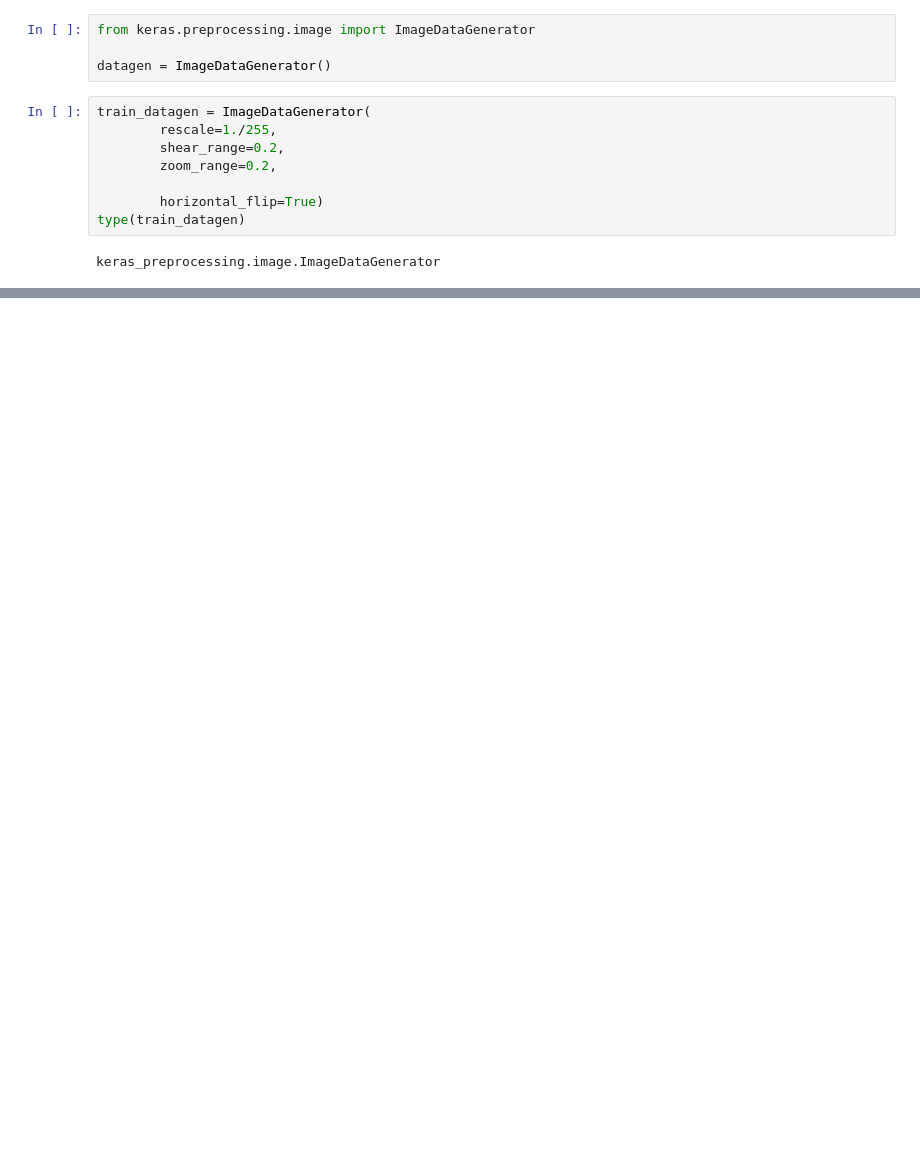
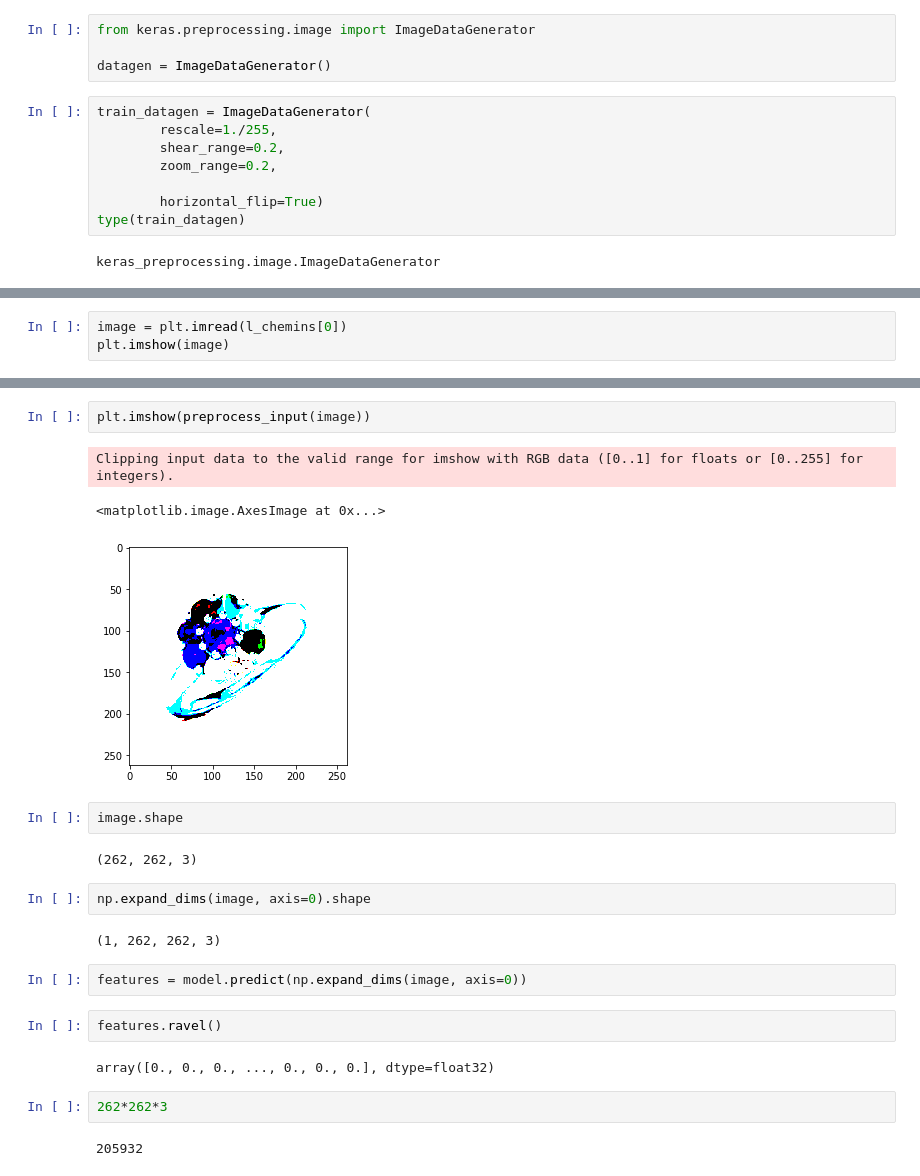
Before and after one commit to m-emmeline/Projet_RecomStyle, a Jupyter notebook: acces_donnees.ipynb, the cells around one changed output, grey strips where cells are left out. Drawn from its saved outputs; the diff is of its cells as text; blank space fills up the shorter version.

```diff
--- a/acces_donnees.ipynb
+++ b/acces_donnees.ipynb
@@ -447,0 +466,3 @@ NameError: name 'validation_generator' is not defined
+# %%
+image = plt.imread(l_chemins[0])
+plt.imshow(image)
@@ -447,0 +472,24 @@ NameError: name 'validation_generator' is not defined
+# %%
+plt.imshow(preprocess_input(image))
+# %% [output]
+Clipping input data to the valid range for imshow with RGB data ([0..1] for floats or [0..255] for integers).
+<matplotlib.image.AxesImage at 0x...>
+[figure, added]
+# %%
+image.shape
+# %% [output]
+(262, 262, 3)
+# %%
+np.expand_dims(image, axis=0).shape
+# %% [output]
+(1, 262, 262, 3)
+# %%
+features = model.predict(np.expand_dims(image, axis=0))
+# %%
+features.ravel()
+# %% [output]
+array([0., 0., 0., ..., 0., 0., 0.], dtype=float32)
+# %%
+262*262*3
+# %% [output]
+205932
```
Also changed, not shown: parts of 61 cells of this notebook, 1 other file.
